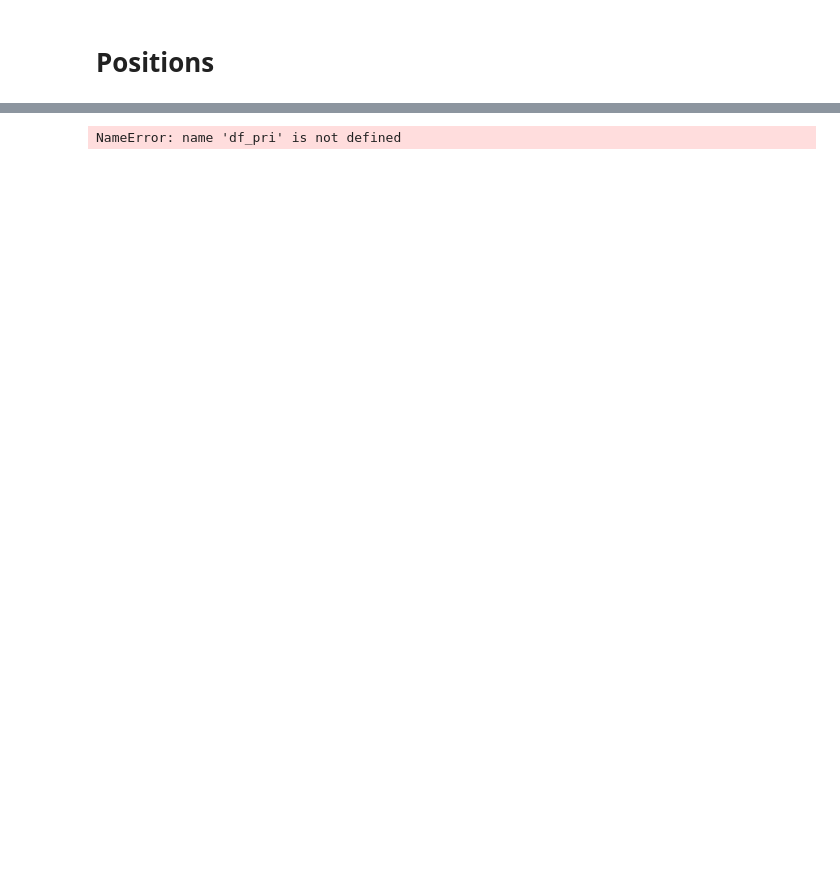
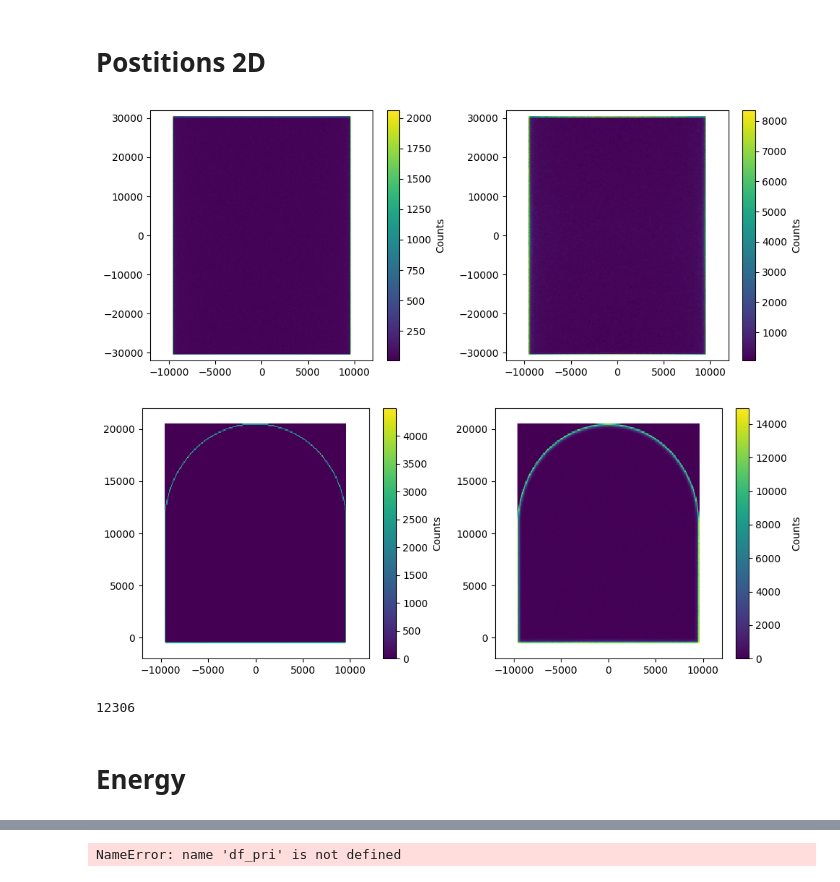
Before and after one commit to B-Koberg/XeSim, a Jupyter notebook: notebooks/NeutronShielding.ipynb, the cells around one changed output, grey strips where cells are left out. Saved outputs shown, nothing was run; the diff lists cells and outputs as text; code cells hidden in the pictures; blank space fills up the shorter version.

Commit message:
Data Analysis

```diff
--- a/notebooks/NeutronShielding.ipynb
+++ b/notebooks/NeutronShielding.ipynb
@@ -14,9 +18,0 @@ import glob
-# %%
-path = "/home/b/bkoberg/AGW_LowRad/data_sim/XeSim_Neutron"
-version = "cf30af8"
-analysis = "20250416_RockAnalysis"
-files = "test2_*.root"
-file_pattern = os.path.join(path, version, analysis,files)
-
-
-data = uproot.concatenate(f"{file_pattern}:events/events", library="ak")
@@ -22,0 +21,5 @@ data = uproot.concatenate(f"{file_pattern}:events/events", library="ak")
+# %%
+# Verbindung zur SQLite-Datenbank herstellen
+db_path = "001mRock.db"
+
+conn = sqlite3.connect(db_path)
@@ -23,2 +91,60 @@ data = uproot.concatenate(f"{file_pattern}:events/events", library="ak")
+# %% [markdown]
+# Postitions 2D
+# %%
+""" type_pri = aw.flatten(data['type_pri']) #Nur um extra kalmmer wegzukriegen [[neutron],...] -> [neutron,...]
+                                        # Wichtig!!! Große Numpy array == großes Problem
+
+x_pri, y_pri, z_pri = (aw.to_numpy(data[type_pri == 'neutron',f'{coord}']) for coord in ['xp_pri', 'yp_pri', 'zp_pri'])
+x, y, z = (aw.to_numpy(aw.flatten(data[f'NAct_{coord}'])) for coord in ['x', 'y', 'z']) """
+
+df_pri = pd.read_sql("SELECT xp_pri, yp_pri, zp_pri, type_pri FROM 'Primary'", conn)
+df_NAct = pd.read_sql("SELECT NAct_x, NAct_y, NAct_z FROM 'NAct'", conn)
+
+
+
+
+fig, axs = plt.subplots(1, 2, figsize=(10, 4))
+
+bins = 200
+
+im2 = axs[1].hist2d(df_NAct['NAct_x'],df_NAct['NAct_y'], bins=bins, cmap='viridis')  # 2D-Histogramm
+im1 = axs[0].hist2d(df_pri['xp_pri'],df_pri['yp_pri'], bins=bins, cmap='viridis')  # 2D-Histogramm
+
+# Farbleiste hinzufügen
+cbar1 = fig.colorbar(im1[3], ax=axs[0], label='Counts')
+cbar2 = fig.colorbar(im2[3], ax=axs[1], label='Counts')
+
+axs[0].set_xlim(-12000, 12000)  # Beispielwerte für x-Range
+axs[0].set_ylim(-32000, 32000)    # Beispielwerte für y-Range
+axs[1].set_xlim(-12000, 12000)  # Beispielwerte für x-Range
+axs[1].set_ylim(-32000, 32000)    # Beispielwerte für y-Range
+
+fig.tight_layout()
+plt.show()
+
+
+fig, axs = plt.subplots(1, 2, figsize=(10, 4))
+
+im2 = axs[1].hist2d(df_NAct['NAct_x'],df_NAct['NAct_z'], bins=bins, cmap='viridis')  # 2D-Histogramm
+im1 = axs[0].hist2d(df_pri['xp_pri'],df_pri['zp_pri'], bins=bins, cmap='viridis')  # 2D-Histogramm
+
+# Farbleiste hinzufügen
+cbar1 = fig.colorbar(im1[3], ax=axs[0], label='Counts')
+cbar2 = fig.colorbar(im2[3], ax=axs[1], label='Counts')
+
+axs[0].set_xlim(-12000, 12000)  # Beispielwerte für x-Range
+axs[0].set_ylim(-2000, 22000)    # Beispielwerte für y-Range
+axs[1].set_xlim(-12000, 12000)  # Beispielwerte für x-Range
+axs[1].set_ylim(-2000, 22000)    # Beispielwerte für y-Range
+
+fig.tight_layout()
+plt.show()
+
+del df_pri, df_NAct
+gc.collect()
+# %% [output]
+[figure, added]
+[figure, added]
+12306
 # %% [markdown]
-# Positions
+# Energy
```
Also changed, not shown: parts of 19 cells of this notebook, 4 other files.
